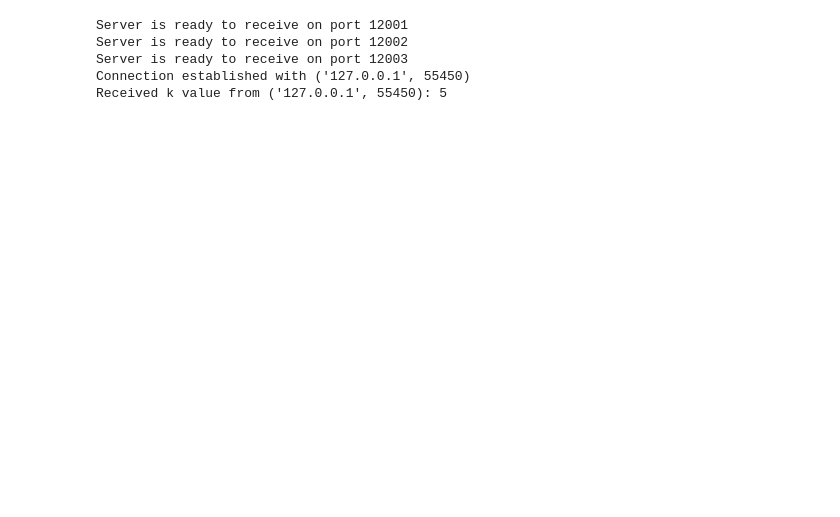
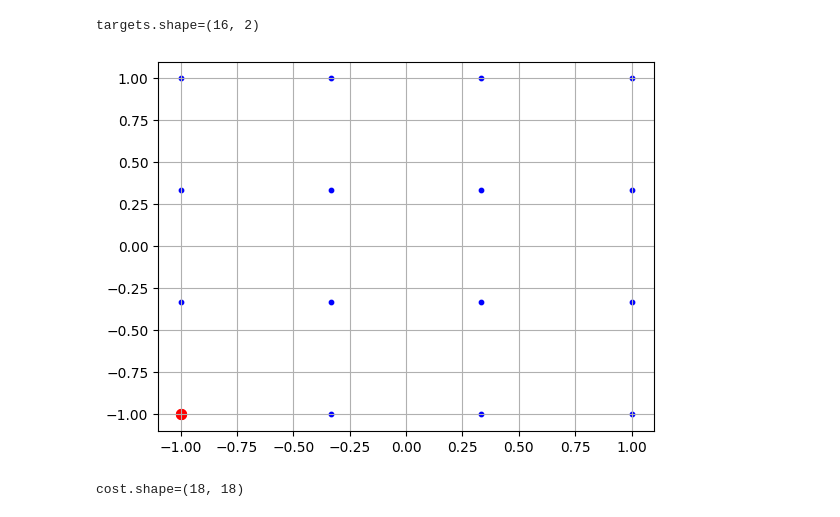
Before and after one commit to nestlab-bae-mqp-2024/mrpcp-solvers, a Jupyter notebook: jupyter/2015_mrpcp/attempts-and-improvements/Samara_2015_mrpcp_2.ipynb, the cells around one changed output. Cells and saved outputs as stored; diff of their text form; code cells hidden in the pictures; blank space fills up the shorter version.

```diff
--- a/jupyter/2015_mrpcp/attempts-and-improvements/Samara_2015_mrpcp_2.ipynb
+++ b/jupyter/2015_mrpcp/attempts-and-improvements/Samara_2015_mrpcp_2.ipynb
@@ -1,79 +1,16 @@
-# %%
-from socket import *
-import threading
-import time
-
-def handle_client(connectionSocket, addr, port):
-    print(f"Connection established with {addr}")
-
-    # Apply a 5-second delay only for port 12001
-    if port == 12001:
-        time.sleep(5)
-
-    try:
-        # Receive k value from the client
-        k_value = int(connectionSocket.recv(2048).decode())
-        print(f"Received k value from {addr}: {k_value}")
-
-        # Process the received k value as needed
-
-    except Exception as e:
-        print(f"Error receiving k value from {addr}. Exception: {e}")
-
-    finally:
-        connectionSocket.close()
-
-def start_server(port):
-    serverSocket = socket(AF_INET, SOCK_STREAM)
-
-    if port != 0:
-        serverSocket.bind(('', port))
-        actual_port = serverSocket.getsockname()[1]
-        print(f'Server is ready to receive on port {actual_port}')
-    else:
-        serverSocket.bind(('', 0))
-        actual_port = serverSocket.getsockname()[1]
-        print(f'Server is ready to receive on a dynamically assigned port: {actual_port}')
-
-    serverSocket.listen(1)
-
-    while True:
-        connectionSocket, addr = serverSocket.accept()
-        # Start a new thread to handle the client
-        threading.Thread(target=handle_client, args=(connectionSocket, addr, port)).start()
-
-# Start three servers on different threads
-thread1 = threading.Thread(target=start_server, args=(12001,)) # Start server on port 12001 (this will be /solve)
-thread2 = threading.Thread(target=start_server, args=(12002,)) # Start server on port 12002 (this will be /available_jobs)
-thread3 = threading.Thread(target=start_server, args=(12003,)) # Start server on port 12003 (this will be /get_solution)
-
-thread1.start()
-thread2.start()
-thread3.start()
-
-# Wait for all threads to finish
-thread1.join()
-thread2.join()
-thread3.join()
-# %% [output]
-Server is ready to receive on port 12001
-Server is ready to receive on port 12002
-Server is ready to receive on port 12003
-Connection established with ('127.0.0.1', 55450)
-Received k value from ('127.0.0.1', 55450): 5
 # %%
+import time
 from matplotlib import pyplot as plt
-from pprint import pp
 import numpy as np
 from socket import *
+import threading
+from queue import Queue
 
-# Chose number of robots
-k = 8
-print(f"Received k value: {k}")
+k=8  # Chose the number of robots
 # Chose recharging proportionality constant
 q_k = 0.1  # This means that each robot will need to charge for 10 minutes for every 100 minutes travelled
 # Chose the number of targets in an axis
-n = int(8)
+n = int(4)
 
 # nodes = targets + depots
 # Create a uniform (n*n, 2) numpy target grid for MAXIMUM SPEED
@@ -98,33 +35,36 @@ depots = np.array([
 # ])
 # depots = np.array([
 #     [-1., -1.],
 #     [-1., 1.],
 #     [1., -1.],
 #     [1., 1.],
 # ])
 # print(f"{depots=}")
 depots = np.concatenate((depots, depots))
 depot_indices = range(len(targets), len(targets)+len(depots))
 
 nodes = np.concatenate((targets, depots))
 # print(f"{nodes.shape=}")
 node_indices = range(len(targets)+len(depots))
 
 # print(f"{list(target_indices)=}\n{list(depot_indices)=}\n{list(node_indices)=}")
 
 # Chose starting depot node
 # Make all robots start from same depot
 B_k = np.array([depot_indices[0]] * k)
 # Make depots start from multiple depots
 # B_k = depot_indices[:k]
 # print(f"{B_k=}")
 
 # Graphical sanity check
 plt.figure()
 plt.scatter(targets[:,0], targets[:,1], c='blue', s=10)
 plt.scatter(depots[:,0], depots[:,1], c='red', s=50)
 plt.grid()
 plt.show()
+# %% [output]
+targets.shape=(16, 2)
+[figure, added]
 # %%
 import itertools
 
@@ -134,6 +74,8 @@ for i, j in itertools.product(node_indices, node_indices):
     cost[i,j] = np.sqrt((nodes[i,0]-nodes[j,0]) ** 2 + (nodes[i,1]-nodes[j,1]) ** 2)
     # print(f"({i},{j}):({nodes[i,0]},{nodes[i,1]},{nodes[j,0]},{nodes[j,1]}): {cost[i,j]}")
 print(f"{cost.shape=}")
+# %% [output]
+cost.shape=(18, 18)
 # %%
 import gurobipy as gp
 from gurobipy import GRB
```
Also changed, not shown: parts of 5 cells of this notebook, 3 other files.
